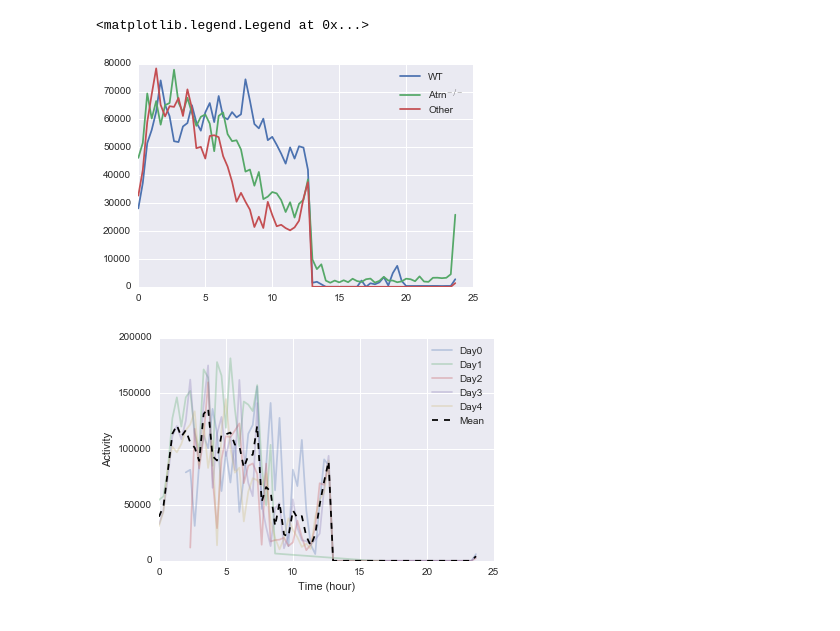
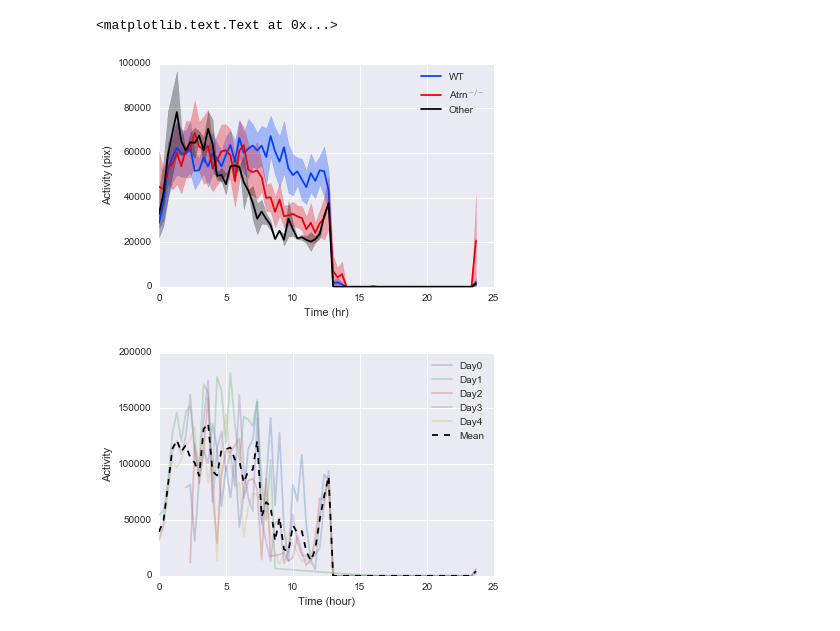
Before and after one commit to lmn93beo/Finch_Movement, a Jupyter notebook: Finch_Movement_Batch_Analysis.ipynb, the cells around one changed output. Saved outputs shown, nothing was run; the diff lists cells and outputs as text; code cells hidden in the pictures.

Commit message:
Plot standard deviation and changed color schemes

```diff
--- a/Finch_Movement_Batch_Analysis.ipynb
+++ b/Finch_Movement_Batch_Analysis.ipynb
@@ -53,18 +74,27 @@ plt.plot(master.Period, master.Activity, '.', alpha=0.1)
 mean_fr = master.groupby(['Animal','Period']).mean()['Activity']
 mean_fr = mean_fr.reset_index()
 # %%
+# Define a color palette to use for plots
+col_lst = {'WT': sns.color_palette('bright')[0],
+          'mut': sns.color_palette('bright')[2],
+          'Other': (0, 0, 0)}
+
 # Plot
 for animal in mean_fr.Animal.unique():
     animal_fr = mean_fr[mean_fr.Animal == animal]
     if '2CW' in animal: # mutant
-        plt.plot(animal_fr.Period, animal_fr.Activity, alpha=0.3, color='red')
+        atrn_line = plt.plot(animal_fr.Period, animal_fr.Activity,
+                             alpha=0.3, color=col_lst['mut'])
     elif 'Z1' in animal: # other
-        plt.plot(animal_fr.Period, animal_fr.Activity, alpha=1, color='black')
+        other_line = plt.plot(animal_fr.Period, animal_fr.Activity,
+                           alpha=0.5, color=col_lst['Other'])
     else:
-        plt.plot(animal_fr.Period, animal_fr.Activity, '--', alpha=0.3, color='blue')
+        wt_line = plt.plot(animal_fr.Period, animal_fr.Activity, '--',
+                              alpha=0.3, color=col_lst['WT'])
 
 plt.xlabel('Time (hr)')
 plt.ylabel('Total distance (pix)')
-plt.legend(('WT', 'mut'))
+plt.legend()
+plt.legend((atrn_line[0], other_line[0], wt_line[0]), ('Atrn^{-/-}','Other','WT'))
 # %% [output]
 <matplotlib.legend.Legend at 0x...>
@@ -76,0 +128,3 @@ genotype_mean_fr = genotype_mean_fr.reset_index()
+# %%
+stdev = mean_fr.groupby(['Genotype', 'Period']).std()
+stdev = stdev.reset_index()
@@ -77,12 +152,18 @@ genotype_mean_fr = genotype_mean_fr.reset_index()
 # %%
 # Plot mean lines
 for gtype in ['WT', 'mut', 'Other']:
     fr = genotype_mean_fr[genotype_mean_fr.Genotype == gtype]
-    plt.plot(fr.Period, fr.Activity)
+    stdev_genotype = stdev[stdev.Genotype == gtype].Activity
+    std_err = stdev_genotype / np.sqrt(n_animals[gtype])
 
+    plt.plot(fr.Period, fr.Activity, color=col_lst[gtype])
+    plt.fill_between(fr.Period, fr.Activity + std_err, fr.Activity - std_err,
+                     alpha=0.3, color=col_lst[gtype])
 plt.legend(('WT', 'Atrn$^{-/-}$', 'Other'))
+plt.xlabel('Time (hr)')
+plt.ylabel('Activity (pix)')
 # %% [output]
-<matplotlib.legend.Legend at 0x...>
+<matplotlib.text.Text at 0x...>
-[figure, old version]
+[figure, new version]
 # %%
 def ind_animal_plot(master, name, exclude=[]):
```
Also changed, not shown: parts of 13 cells of this notebook.
